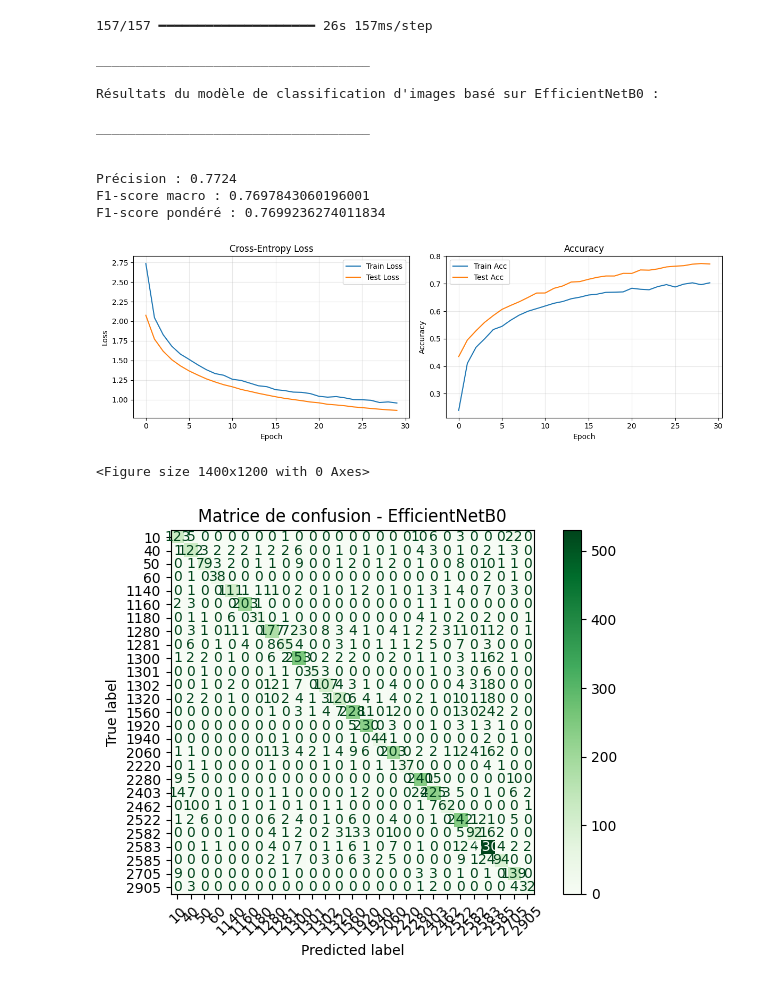
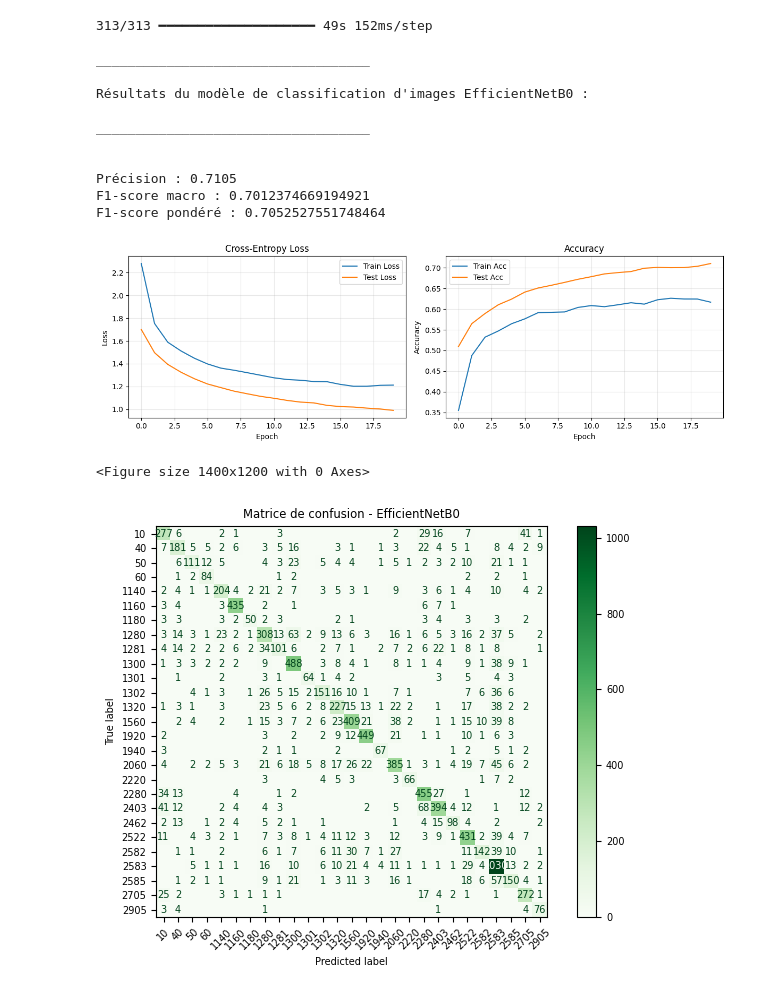
Before and after one commit to YacineA7/Rakuten-MLE-DEC25, a Jupyter notebook: notebooks/DataExploration_Images.ipynb, the cells around one changed output. Cells and saved outputs as stored; diff of their text form; code cells hidden in the pictures.

```diff
--- a/notebooks/DataExploration_Images.ipynb
+++ b/notebooks/DataExploration_Images.ipynb
@@ -54,8 +34,8 @@ warnings.filterwarnings("ignore")
 chemin = Path("../data/images/image_train")
 
 # Chargement des labels pour avoir prdtypecode par image
-data_train = pd.read_csv("../data/X_train_update.csv", nrows=5000)
-data_labels = pd.read_csv("../data/Y_train_CVw08PX.csv", nrows=5000)
+data_train = pd.read_csv("../data/X_train_update.csv", nrows=10000)
+data_labels = pd.read_csv("../data/Y_train_CVw08PX.csv", nrows=10000)
 
 full_data = data_train.merge(data_labels, on=data_train.columns[0])
 
@@ -418,8 +406,8 @@ history = ENB_model.fit(
     y_train, # Labels d'entraînement
     validation_data=(preprocess_input(X_test), y_test), # Normalisation des images de test et labels de test pour l'évaluation du modèle à chaque époque
     validation_split=0.2, # Fraction des données d'entraînement à utiliser pour la validation
-    epochs=30, # Nombre maximum d'époques pour l'entraînement du modèle
-    batch_size=64, # Taille des lots d'entraînement
+    epochs=20, # Nombre maximum d'époques pour l'entraînement du modèle
+    batch_size=32, # Taille des lots d'entraînement
     callbacks=callbacks # Callbacks définis précédemment pour l'arrêt précoce et la réduction du taux d'apprentissage
 )
 # %% [output]
@@ -457,18 +445,18 @@ print("\nPrécision :", acc)
 print("F1-score macro :", f1_macro)
 print("F1-score pondéré :",f1_weighted)
 # %% [output]
-157/157 ━━━━━━━━━━━━━━━━━━━━ 26s 157ms/step
+313/313 ━━━━━━━━━━━━━━━━━━━━ 49s 152ms/step
 
 ___________________________________
 
-Résultats du modèle de classification d'images basé sur EfficientNetB0 :
+Résultats du modèle de classification d'images EfficientNetB0 :
 
 ___________________________________
 
 
-Précision : 0.7724
-F1-score macro : 0.7697843060196001
-F1-score pondéré : 0.7699236274011834
+Précision : 0.7105
+F1-score macro : 0.7012374669194921
+F1-score pondéré : 0.7052527551748464
 # %%
 # Visualisation des courbes d'apprentissage du modèle
 
@@ -499,18 +487,24 @@ plt.tight_layout()
 plt.savefig("../reports/figures/viz_img_ENB_courbes.png", dpi=150, bbox_inches="tight")
 plt.show()
 # %% [output]
-[figure, old version]
+[figure, new version]
 # %%
 # Matrice de confusion
 
 cm_ENB = confusion_matrix(y_test, y_pred)
 plt.figure(figsize=(14,12))
 disp_ENB = ConfusionMatrixDisplay(confusion_matrix=cm_ENB, display_labels=le.classes_.astype(str))
 disp_ENB.plot(cmap="Greens", values_format="d", xticks_rotation=45)
+
+for text in disp_ENB.text_.flatten():
+    if text.get_text() == "0":
+        text.set_text("") # Supprime les annotations "0" pour une meilleure lisibilité
+
 plt.title("Matrice de confusion - EfficientNetB0")
 plt.tight_layout()
 plt.savefig("../reports/figures/viz_img_ENB_confusion.png", dpi=150, bbox_inches="tight")
+plt.rcParams['font.size'] = 6
 plt.show()
 # %% [output]
 <Figure size 1400x1200 with 0 Axes>
-[figure, old version]
+[figure, new version]
```
Also changed, not shown: parts of 13 cells of this notebook, 22 other files.
